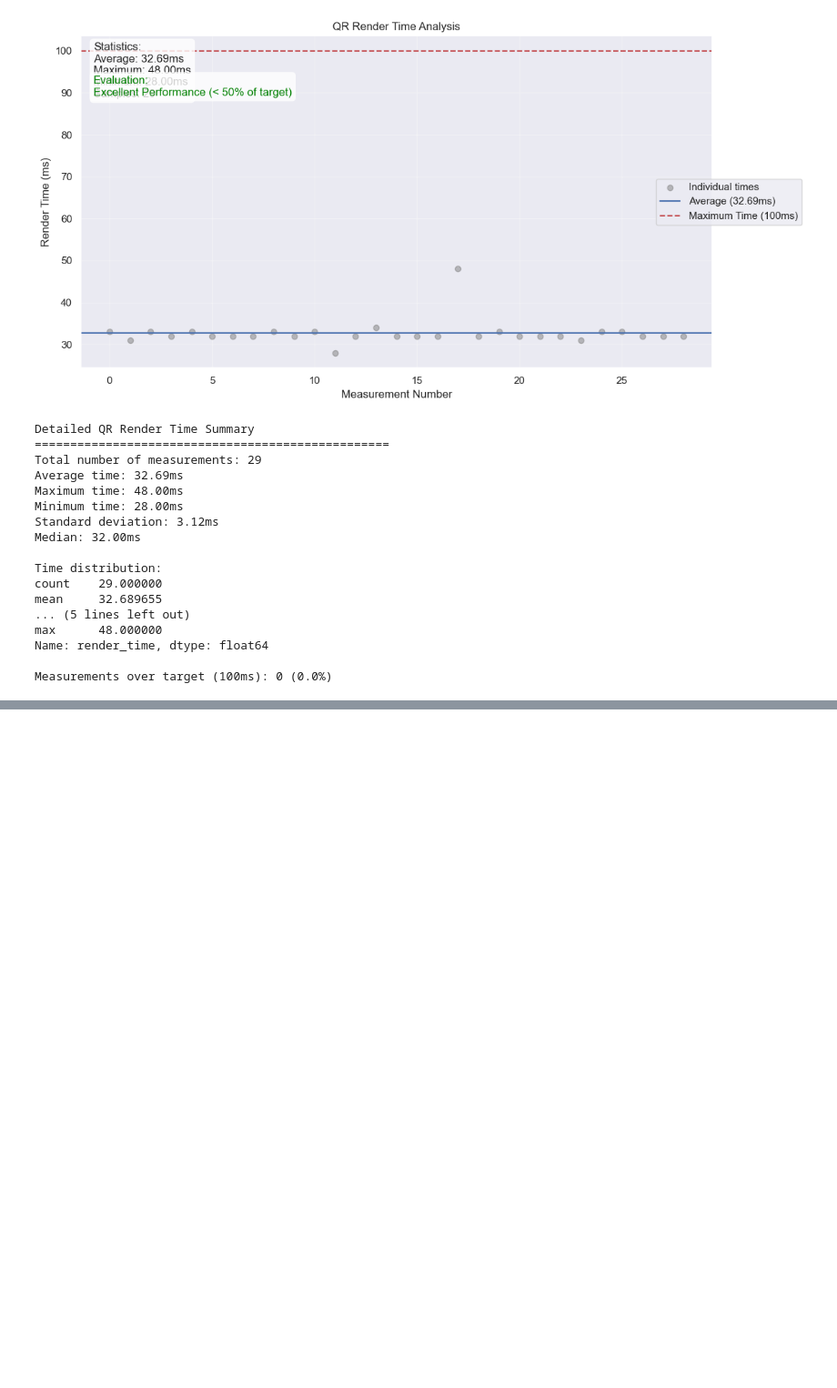
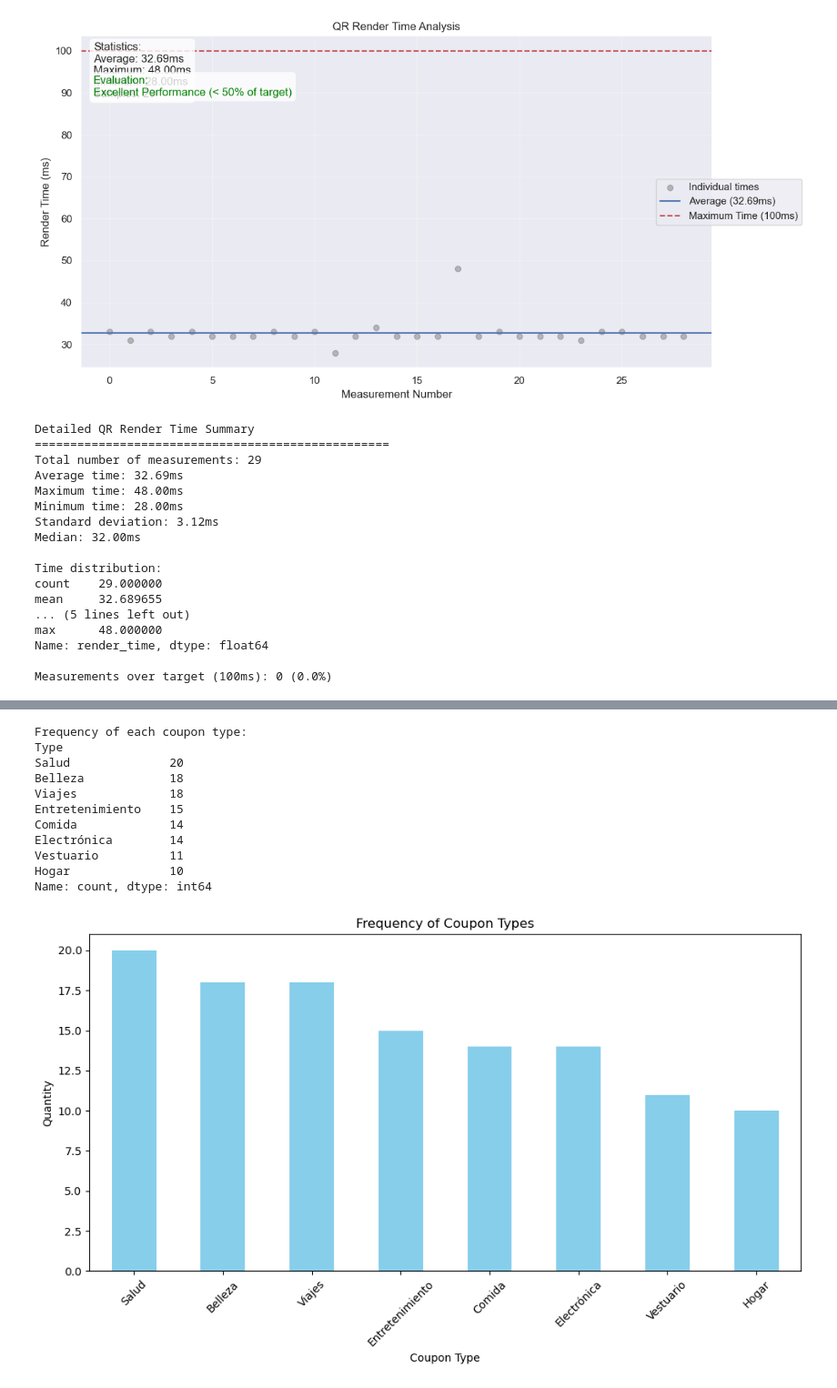
Before and after one commit to MobileDev-SEC02-G21/Senecard_Analytics, a Jupyter notebook: Analytics_Senecard/Analytics_Senecard/Analytics_Senecard.ipynb, the cells around one changed output, grey strips where cells are left out. Shown at 91% size. Drawn from its saved outputs; the diff is of its cells as text; code cells hidden in the pictures; blank space fills up the shorter version.

```diff
--- a/Analytics_Senecard/Analytics_Senecard/Analytics_Senecard.ipynb
+++ b/Analytics_Senecard/Analytics_Senecard/Analytics_Senecard.ipynb
@@ -777,0 +788,40 @@ Measurements over target (100ms): 0 (0.0%)
+# %%
+# Define the collection
+collection_name = 'card_analytics'
+
+docs = db.collection(collection_name).stream()
+
+types = []
+for doc in docs:
+    data = doc.to_dict()
+    types.append(data.get('tipo', 'Unknown'))
+
+df = pd.DataFrame(types, columns=['Type'])
+
+type_frequency = df['Type'].value_counts()
+
+print("\nFrequency of each coupon type:")
+print(type_frequency)
+
+# Create a bar chart
+plt.figure(figsize=(10, 6))
+type_frequency.plot(kind='bar', color='skyblue')
+plt.title('Frequency of Coupon Types')
+plt.xlabel('Coupon Type')
+plt.ylabel('Quantity')
+plt.xticks(rotation=45)
+plt.tight_layout()
+plt.show()
+# %% [output]
+Frequency of each coupon type:
+Type
+Salud              20
+Belleza            18
+Viajes             18
+Entretenimiento    15
+Comida             14
+Electrónica        14
+Vestuario          11
+Hogar              10
+Name: count, dtype: int64
+[figure, added]
```
Also changed, not shown: parts of 3 cells of this notebook.
